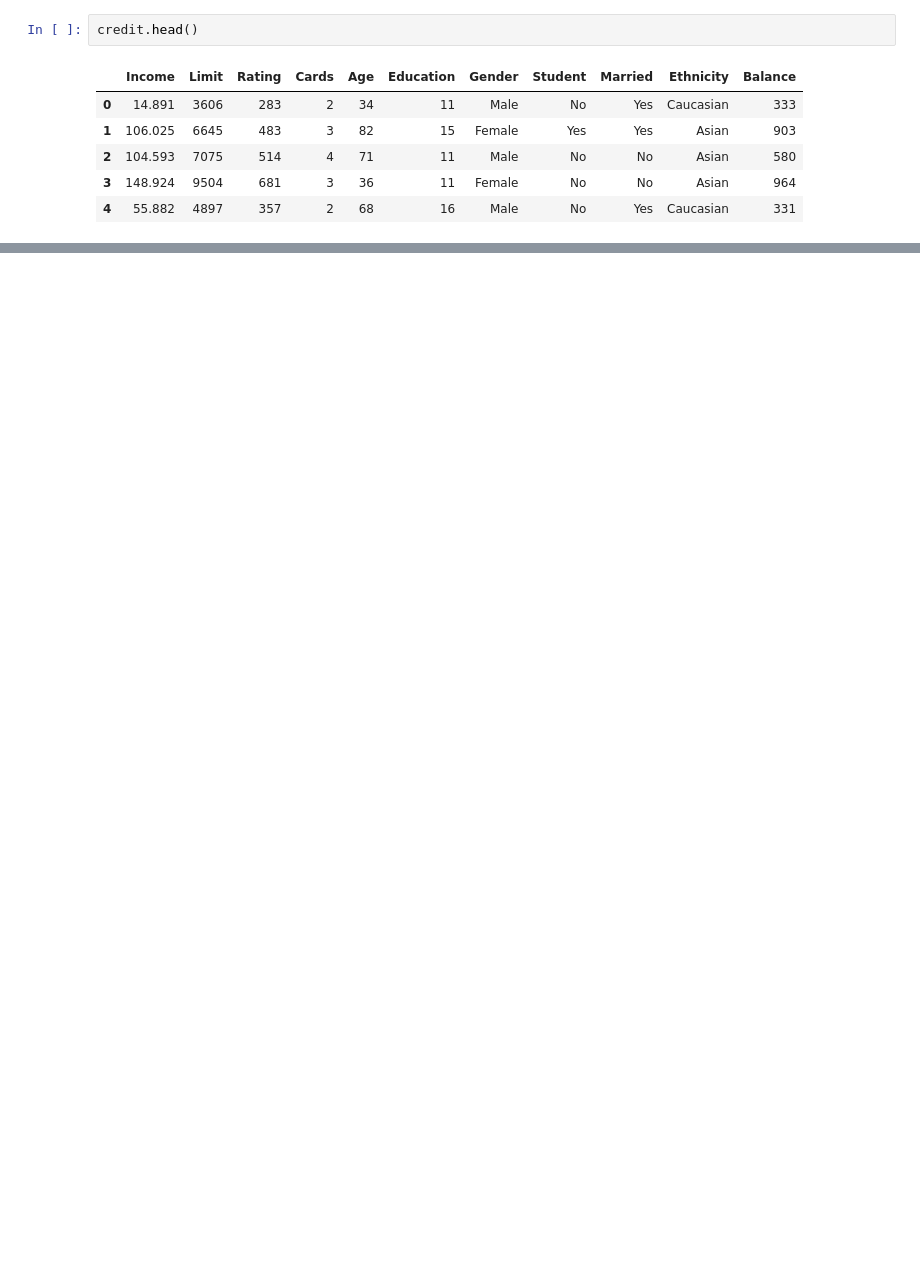
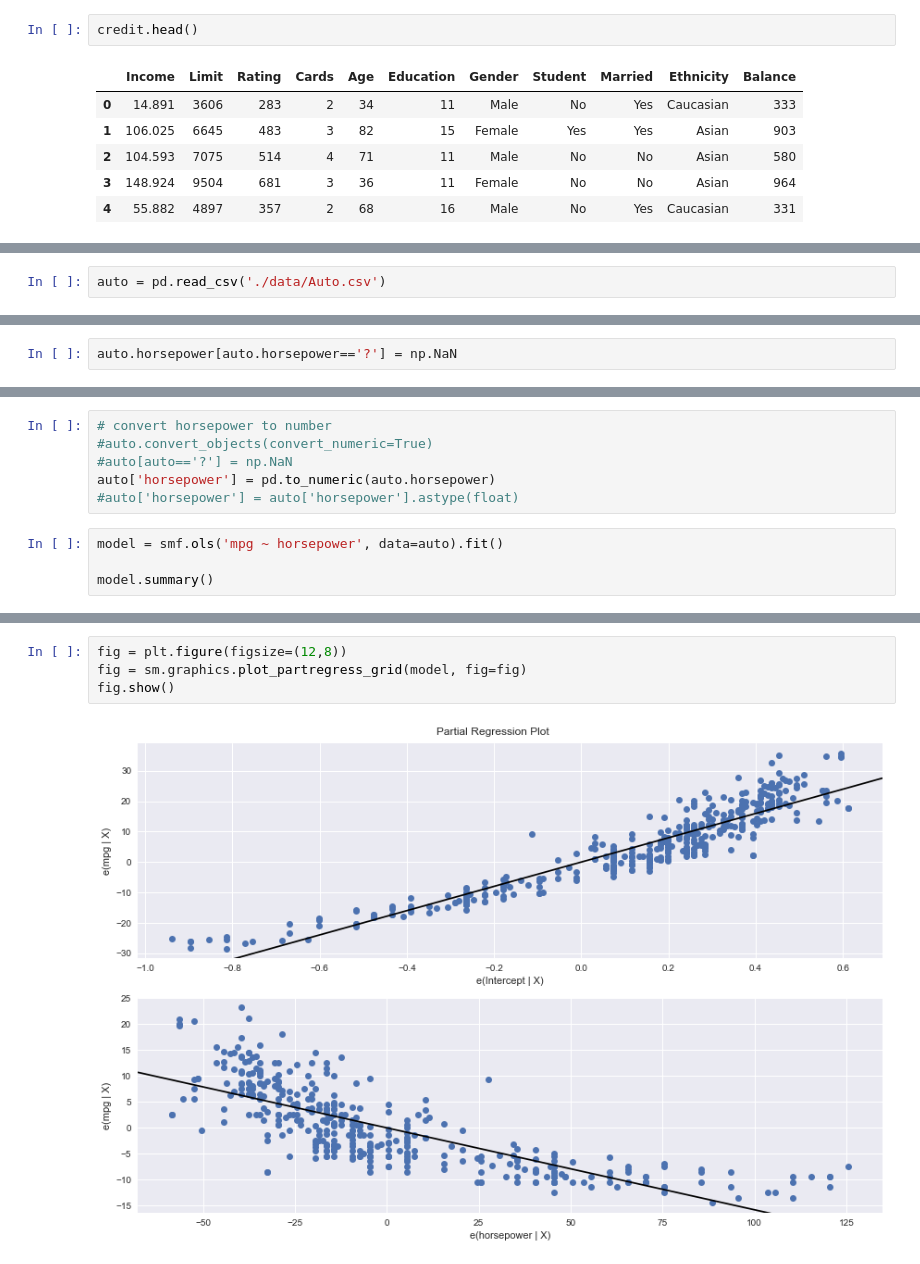
Before and after one commit to alexhchao/ISL, a Jupyter notebook: ISL_ch_3_linear_regression.ipynb, the cells around one changed output, grey strips where cells are left out. Drawn from its saved outputs; the diff is of its cells as text; blank space fills up the shorter version.

```diff
--- a/ISL_ch_3_linear_regression.ipynb
+++ b/ISL_ch_3_linear_regression.ipynb
@@ -184,0 +177,2 @@ student_vs_non_student.plot()
+# %%
+auto = pd.read_csv('./data/Auto.csv')
@@ -184,0 +203,2 @@ student_vs_non_student.plot()
+# %%
+auto.horsepower[auto.horsepower=='?'] = np.NaN
@@ -184,0 +210,10 @@ student_vs_non_student.plot()
+# %%
+# convert horsepower to number
+#auto.convert_objects(convert_numeric=True)
+#auto[auto=='?'] = np.NaN
+auto['horsepower'] = pd.to_numeric(auto.horsepower)
+#auto['horsepower'] = auto['horsepower'].astype(float)
+# %%
+model = smf.ols('mpg ~ horsepower', data=auto).fit()
+
+model.summary()
@@ -184,0 +238,6 @@ student_vs_non_student.plot()
+# %%
+fig = plt.figure(figsize=(12,8))
+fig = sm.graphics.plot_partregress_grid(model, fig=fig)
+fig.show()
+# %% [output]
+[figure, added]
```
Also changed, not shown: parts of 26 cells of this notebook, 4 other files.
